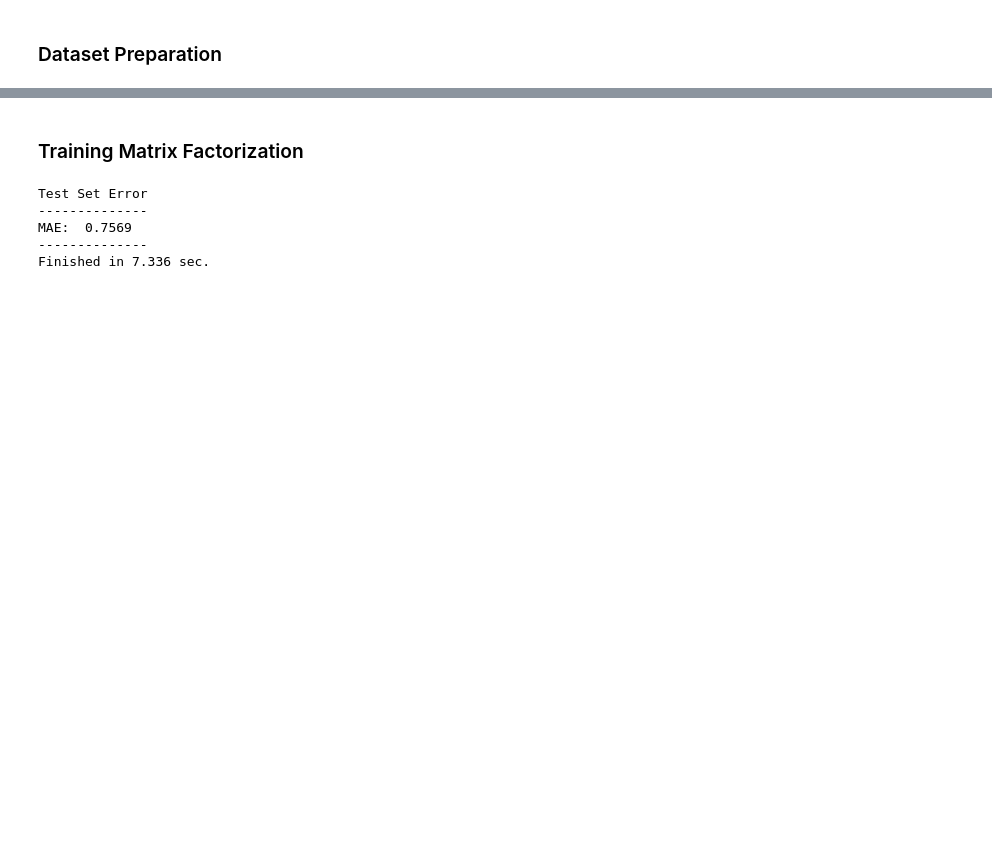
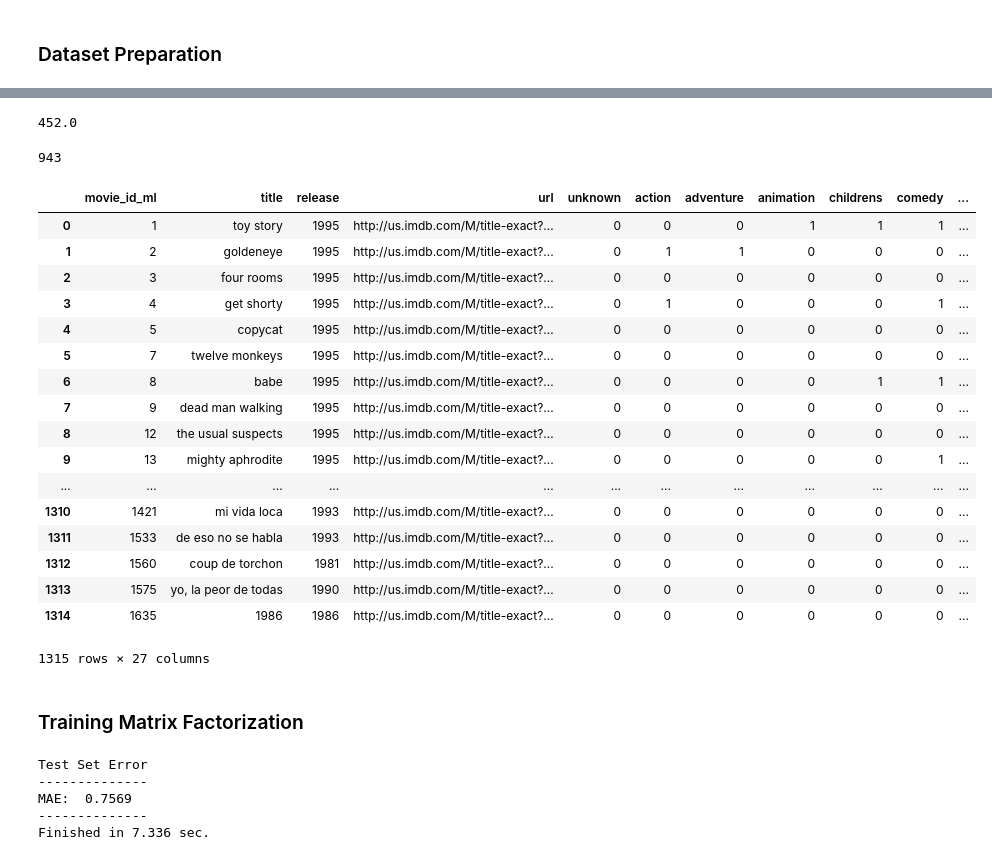
Before and after one commit to Movinder/movielens-imdb-exploration, a Jupyter notebook: matrix_factorization.ipynb, the cells around one changed output, grey strips where cells are left out. Drawn from its saved outputs; the diff is of its cells as text; code cells hidden in the pictures; blank space fills up the shorter version.

```diff
--- a/matrix_factorization.ipynb
+++ b/matrix_factorization.ipynb
@@ -33,3 +139,32 @@ trainset, testset = train_test_split(data, test_size=.25)
+# %%
+mat.sum(axis=0)[0]
+# %% [output]
+452.0
+# %%
+len(np.unique(ratings.user_id))
+# %% [output]
+943
+# %%
+pd.read_csv('data/movies_cast_company.csv')
+# %% [output]
+|  | movie_id_ml | title | release | url | unknown | action | adventure | animation | childrens | comedy | ... |
+| 0 | 1 | toy story | 1995 | http://us.imdb.com/M/title-exact?... | 0 | 0 | 0 | 1 | 1 | 1 | ... |
+| 1 | 2 | goldeneye | 1995 | http://us.imdb.com/M/title-exact?... | 0 | 1 | 1 | 0 | 0 | 0 | ... |
+| 2 | 3 | four rooms | 1995 | http://us.imdb.com/M/title-exact?... | 0 | 0 | 0 | 0 | 0 | 0 | ... |
+| 3 | 4 | get shorty | 1995 | http://us.imdb.com/M/title-exact?... | 0 | 1 | 0 | 0 | 0 | 1 | ... |
+| 4 | 5 | copycat | 1995 | http://us.imdb.com/M/title-exact?... | 0 | 0 | 0 | 0 | 0 | 0 | ... |
+| 5 | 7 | twelve monkeys | 1995 | http://us.imdb.com/M/title-exact?... | 0 | 0 | 0 | 0 | 0 | 0 | ... |
+| 6 | 8 | babe | 1995 | http://us.imdb.com/M/title-exact?... | 0 | 0 | 0 | 0 | 1 | 1 | ... |
+| 7 | 9 | dead man walking | 1995 | http://us.imdb.com/M/title-exact?... | 0 | 0 | 0 | 0 | 0 | 0 | ... |
+| 8 | 12 | the usual suspects | 1995 | http://us.imdb.com/M/title-exact?... | 0 | 0 | 0 | 0 | 0 | 0 | ... |
+| 9 | 13 | mighty aphrodite | 1995 | http://us.imdb.com/M/title-exact?... | 0 | 0 | 0 | 0 | 0 | 1 | ... |
+| ... | ... | ... | ... | ... | ... | ... | ... | ... | ... | ... | ... |
+| 1310 | 1421 | mi vida loca | 1993 | http://us.imdb.com/M/title-exact?... | 0 | 0 | 0 | 0 | 0 | 0 | ... |
+| 1311 | 1533 | de eso no se habla | 1993 | http://us.imdb.com/M/title-exact?... | 0 | 0 | 0 | 0 | 0 | 0 | ... |
+| 1312 | 1560 | coup de torchon | 1981 | http://us.imdb.com/M/title-exact?... | 0 | 0 | 0 | 0 | 0 | 0 | ... |
+| 1313 | 1575 | yo, la peor de todas | 1990 | http://us.imdb.com/M/title-exact?... | 0 | 0 | 0 | 0 | 0 | 0 | ... |
+| 1314 | 1635 | 1986 | 1986 | http://us.imdb.com/M/title-exact?... | 0 | 0 | 0 | 0 | 0 | 0 | ... |
+1315 rows × 27 columns
 # %% [markdown]
 ### Training Matrix Factorization
 # %%
```
Also changed, not shown: parts of 12 cells of this notebook, 8 other files.
